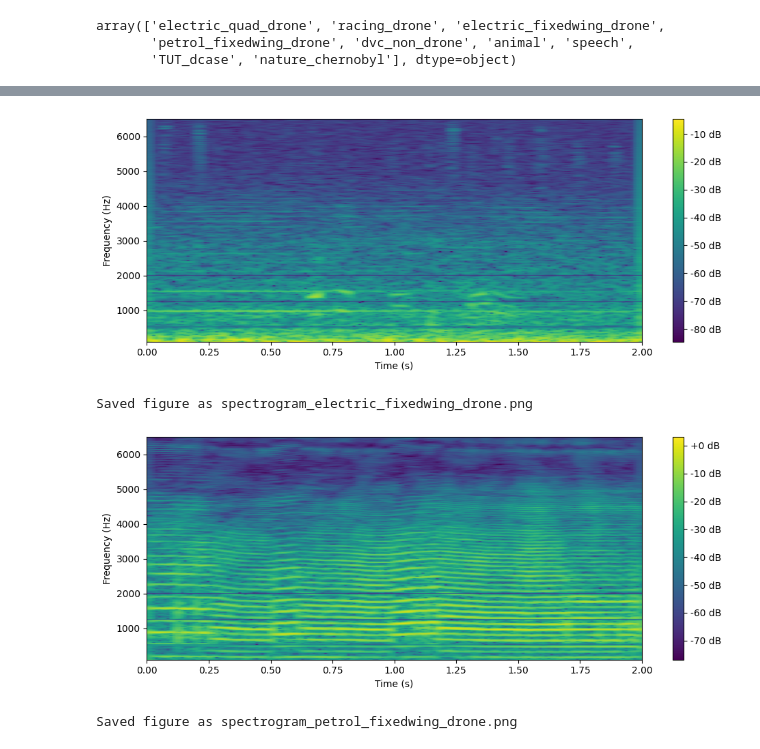
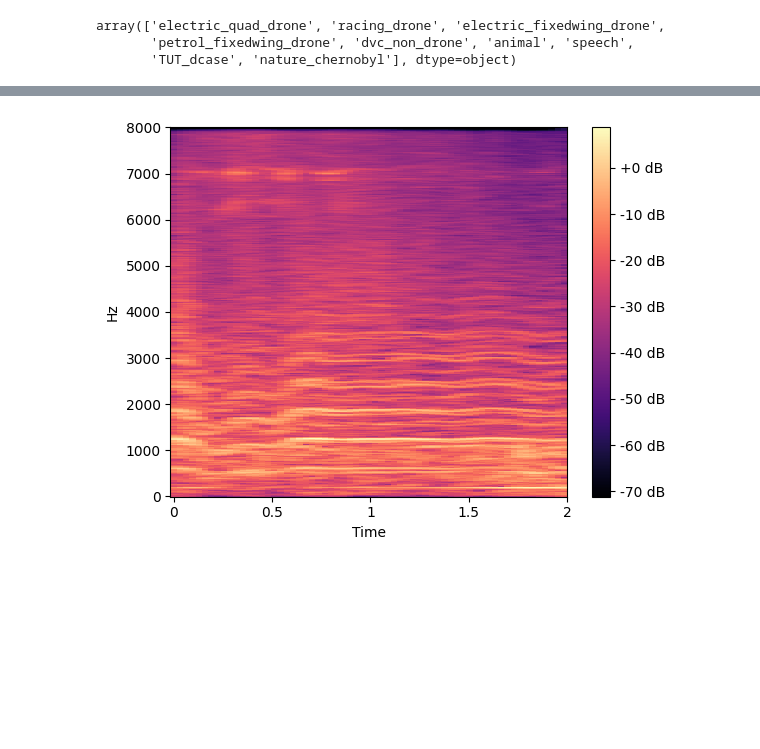
Before and after one commit to MyhreS/skyline, a Jupyter notebook: results/utils/spectrogram.ipynb, the cells around one changed output, grey strips where cells are left out. Drawn from its saved outputs; the diff is of its cells as text; code cells hidden in the pictures; blank space fills up the shorter version.

```diff
--- a/results/utils/spectrogram.ipynb
+++ b/results/utils/spectrogram.ipynb
@@ -131,26 +209,8 @@ Saved figure as spectrogram_racing_drone.png
 # %%
-# Get a filename where label is nature_chernobyl
-filename = df[df["label"] == "electric_fixedwing_drone"]["file_name"].values[0]
-filename
-wav = load_wav_file(filename)
-wav = get_window_of_wav(wav, 6, 8)
+filename = df[df["label"] == "electric_quad_drone"]["file_name"].values[5]
+wav, sr = load_wav_file(filename, 16000, 2, 0)
 wav = normalize_audio_energy(wav)
-spectrogram = to_log_mel_spectrogram(wav, 44100)
-figure = plot_spectrogram(spectrogram)
-save_figure(figure, "spectrogram_electric_fixedwing_drone.png")
+spectrogram = to_log_mel_spectrogram(wav, sr)
+plot_spectrogram(spectrogram, sr, save_name="spectogram_before_augment.png")
 # %% [output]
-[figure, old version]
+[figure, new version]
-Saved figure as spectrogram_electric_fixedwing_drone.png
-# %%
-# Get a filename where label is nature_chernobyl
-filename = df[df["label"] == "petrol_fixedwing_drone"]["file_name"].values[0]
-filename
-wav = load_wav_file(filename)
-wav = get_window_of_wav(wav, 1, 3)
-wav = normalize_audio_energy(wav)
-spectrogram = to_log_mel_spectrogram(wav, 44100)
-figure = plot_spectrogram(spectrogram)
-save_figure(figure, "spectrogram_petrol_fixedwing_drone.png")
-# %% [output]
-[figure, removed]
-Saved figure as spectrogram_petrol_fixedwing_drone.png
```
Also changed, not shown: parts of 25 cells of this notebook, 32 other files.
